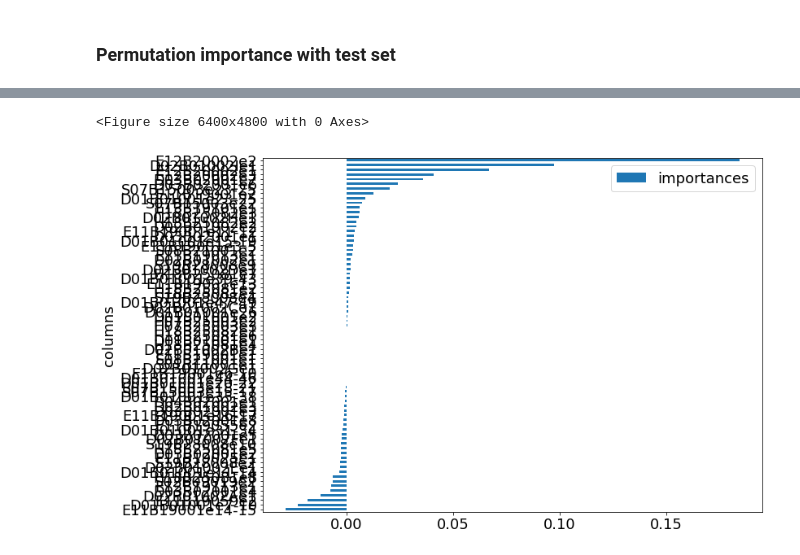
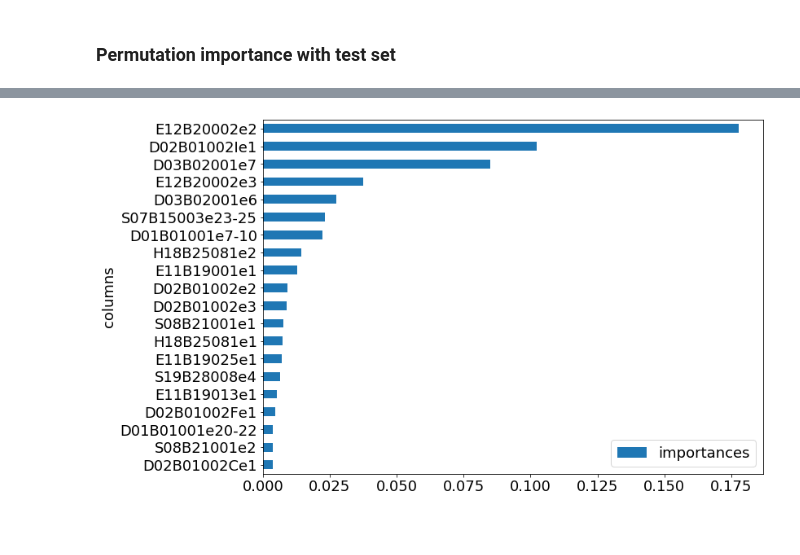
Before and after one commit to isaaccarranza/Project-3, a Jupyter notebook: test_feature_selection_pimp.ipynb, the cells around one changed output, grey strips where cells are left out. Drawn from its saved outputs; the diff is of its cells as text; code cells hidden in the pictures; blank space fills up the shorter version.

```diff
--- a/test_feature_selection_pimp.ipynb
+++ b/test_feature_selection_pimp.ipynb
@@ -193,0 +223,5 @@ Wall time: 25.1 s
+# %%
+J = pd.DataFrame(data={"columns":X_test.columns, "importances":perm.feature_importances_})
+J = J.set_index("columns")
+J = J.sort_values('importances', ascending=True)
+J.plot.barh()
@@ -194,12 +231,9 @@ Wall time: 25.1 s
 # %%
-from eli5.sklearn import PermutationImportance
-import eli5
 from matplotlib.pyplot import figure
 figure(num=None, figsize=(80, 60), dpi=80, facecolor='w', edgecolor='k')
 
-%time perm = PermutationImportance(rf).fit(X_test, y_test)
-I = pd.DataFrame(data={"columns":X_test.columns, "importances":perm.feature_importances_})
-I = I.set_index("columns")
-I = I.sort_values('importances', ascending=True)
-I.plot.barh()
+J = J.sort_values('importances', ascending=False)
+I2 = J.head(20).sort_values('importances',ascending=True)
+I2.plot.barh()
+plt.savefig("./rent-pimp-sample-size2.svg")
 # %% [output]
@@ -207,2 +241 @@ Wall time: 40.9 s
-<Figure size 6400x4800 with 0 Axes>
-[figure, old version]
+[figure, new version]
```
Also changed, not shown: parts of 24 cells of this notebook, 3 other files.
